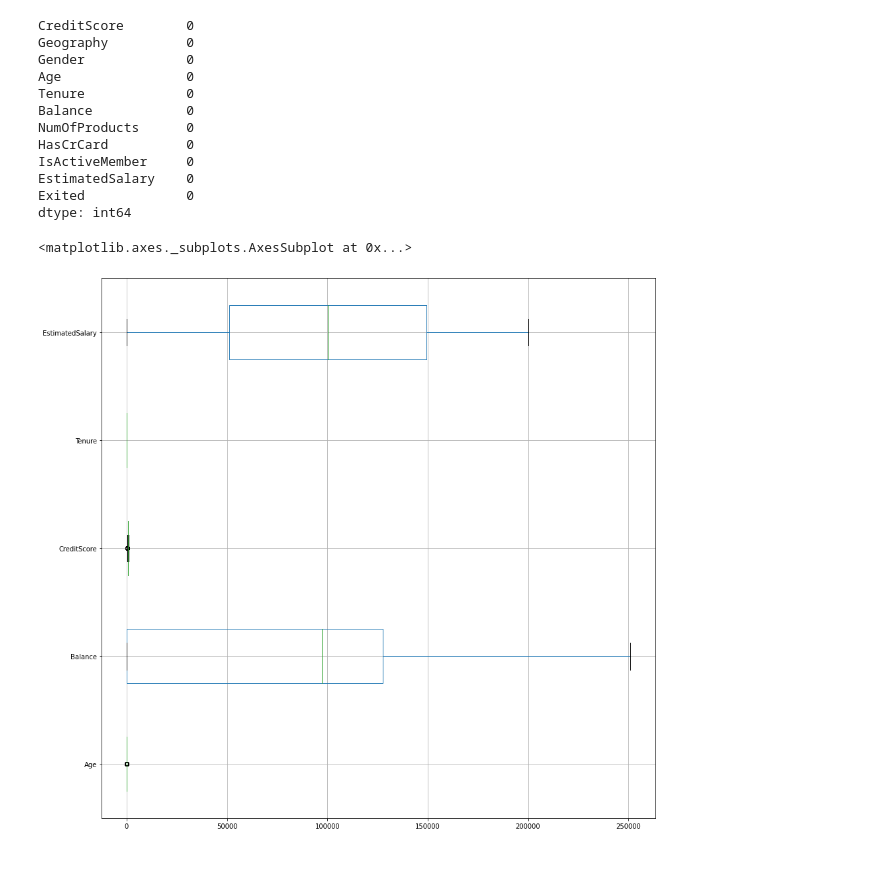
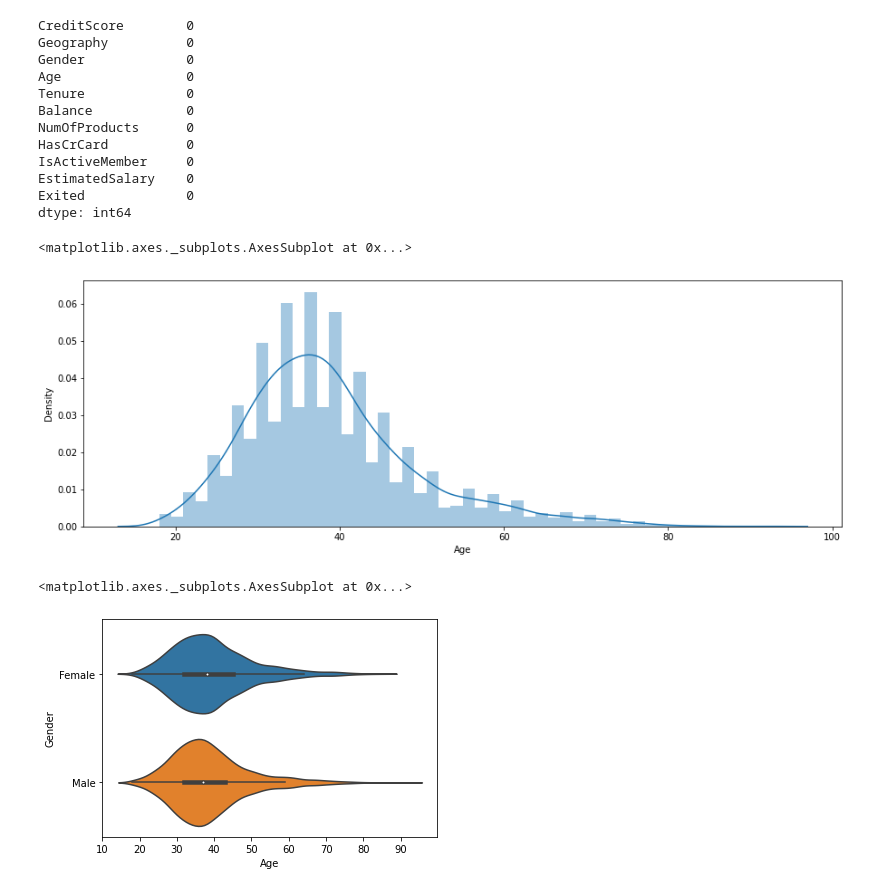
Before and after one commit to santhoshbvsrk/DeepLearning, a Jupyter notebook: ChurnModelling/ChurnModelling.ipynb, the cells around one changed output. Cells and saved outputs as stored; diff of their text form; code cells hidden in the pictures; blank space fills up the shorter version.

```diff
--- a/ChurnModelling/ChurnModelling.ipynb
+++ b/ChurnModelling/ChurnModelling.ipynb
@@ -147,9 +129,14 @@ dtype: int64
 import seaborn as sns
 import matplotlib.pyplot as plt
 %matplotlib inline
-# %%
-plt.figure(figsize=(15,15))
-df1[['Age','Balance','CreditScore', 'Tenure', 'EstimatedSalary']].boxplot(vert=0)
-# %% [output]
-<matplotlib.axes._subplots.AxesSubplot at 0x...>
-[figure, removed]
+# %%
+plt.figure(figsize=(15,5))
+sns.distplot(a=df['Age'],hist=True,kde=True)
+# %% [output]
+<matplotlib.axes._subplots.AxesSubplot at 0x...>
+[figure, added]
+# %%
+sns.violinplot(x=df['Age'],y=df['Gender'])
+# %% [output]
+<matplotlib.axes._subplots.AxesSubplot at 0x...>
+[figure, added]
```
Also changed, not shown: parts of 42 cells of this notebook.
